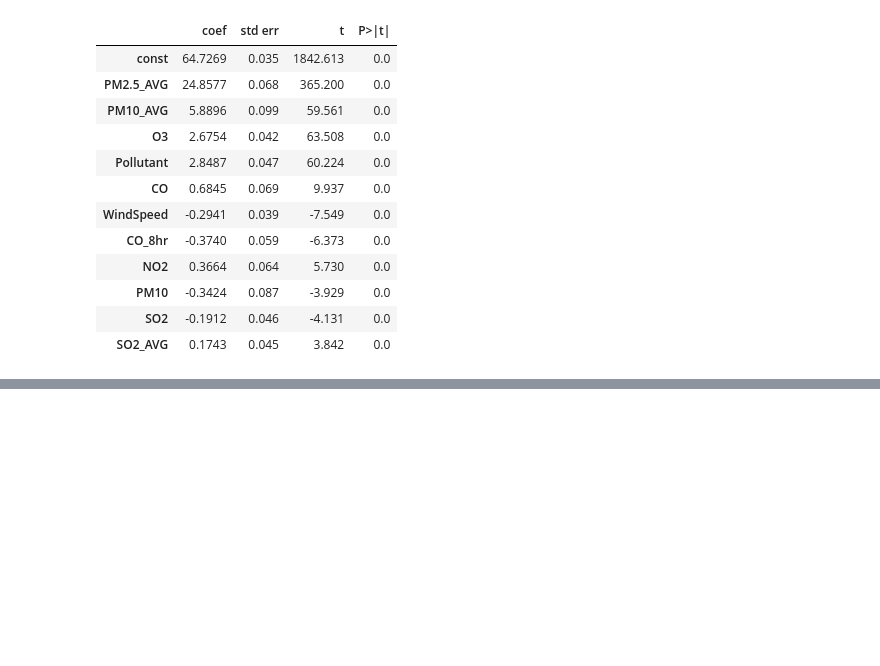
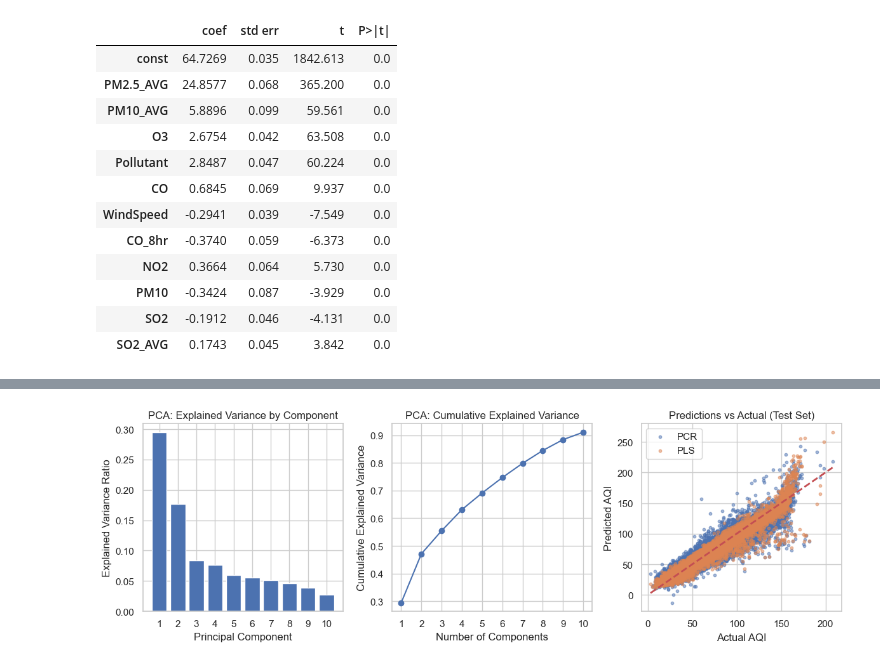
Before and after one commit to lekoundanmgedeon/ml-final-project, a Jupyter notebook: task-3.ipynb, the cells around one changed output, grey strips where cells are left out. Saved outputs shown, nothing was run; the diff lists cells and outputs as text; code cells hidden in the pictures; blank space fills up the shorter version.

```diff
--- a/task-3.ipynb
+++ b/task-3.ipynb
@@ -321,0 +574,4 @@ Those variables are significant to perform Linear Regression
+# %%
+# Fit linear regression on principal components
+pcr_model = LinearRegression()
+pcr_model.fit(X_train_pca, y_train)
@@ -321,0 +580,4 @@ Those variables are significant to perform Linear Regression
+# %%
+# Predictions
+y_train_pred_pcr = pcr_model.predict(X_train_pca)
+y_test_pred_pcr = pcr_model.predict(X_test_pca)
@@ -321,0 +610,5 @@ Those variables are significant to perform Linear Regression
+# %%
+# Fit PLS model
+n_components_pls = 10  # You can adjust this
+pls_model = PLSRegression(n_components=n_components_pls)
+pls_model.fit(X_train_scaled, y_train)
@@ -321,0 +617,4 @@ Those variables are significant to perform Linear Regression
+# %%
+# Predictions
+y_train_pred_pls = pls_model.predict(X_train_scaled)
+y_test_pred_pls = pls_model.predict(X_test_scaled)
@@ -321,0 +671,34 @@ Those variables are significant to perform Linear Regression
+# %%
+# Plot 1: Explained variance (PCA)
+plt.figure(figsize=(12, 4))
+
+plt.subplot(1, 3, 1)
+plt.bar(range(1, n_components + 1), explained_var)
+plt.xlabel('Principal Component')
+plt.ylabel('Explained Variance Ratio')
+plt.title('PCA: Explained Variance by Component')
+plt.xticks(range(1, n_components + 1))
+
+plt.subplot(1, 3, 2)
+plt.plot(range(1, n_components + 1), cumulative_var, marker='o')
+plt.xlabel('Number of Components')
+plt.ylabel('Cumulative Explained Variance')
+plt.title('PCA: Cumulative Explained Variance')
+plt.grid(True)
+plt.xticks(range(1, n_components + 1))
+
+# Plot 2: Predictions vs Actual
+plt.subplot(1, 3, 3)
+plt.scatter(y_test, y_test_pred_pcr, alpha=0.5, label='PCR', s=10)
+plt.scatter(y_test, y_test_pred_pls, alpha=0.5, label='PLS', s=10)
+plt.plot([y_test.min(), y_test.max()], [y_test.min(), y_test.max()], 'r--', lw=2)
+plt.xlabel('Actual AQI')
+plt.ylabel('Predicted AQI')
+plt.title('Predictions vs Actual (Test Set)')
+plt.legend()
+plt.grid(True)
+
+plt.tight_layout()
+plt.show()
+# %% [output]
+[figure, added]
```
Also changed, not shown: parts of 70 cells of this notebook, 1 other file.
